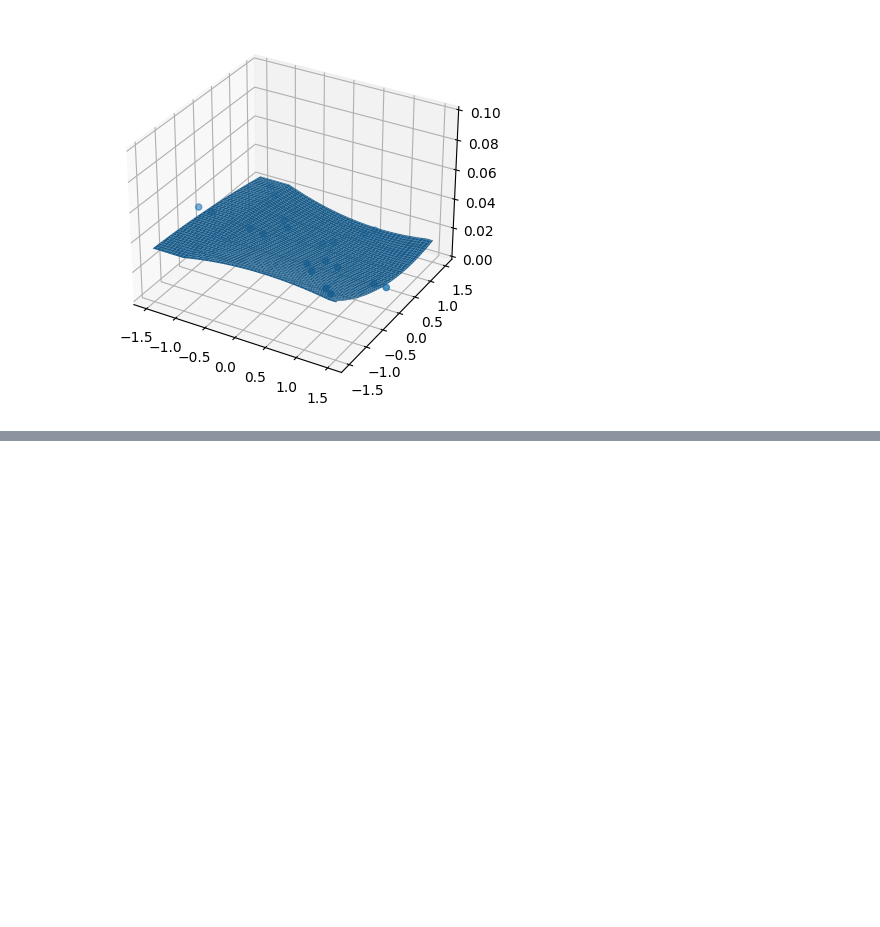
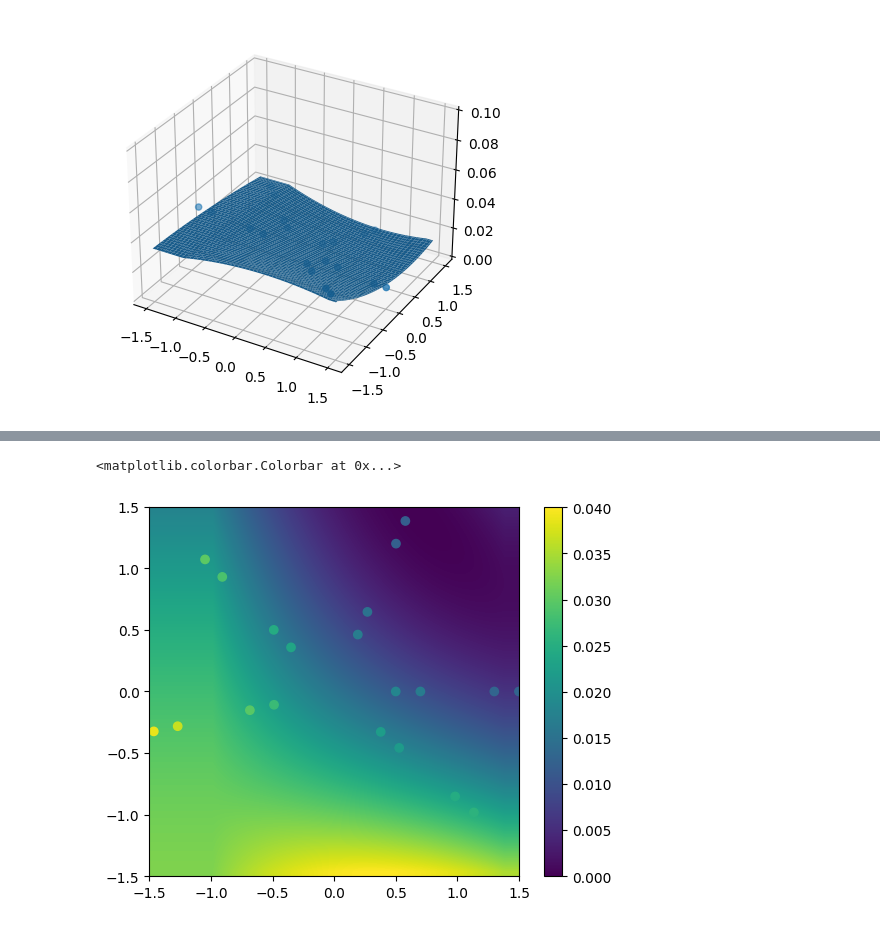
Before and after one commit to Alepescinaa/ScientificTools, a Jupyter notebook: Project1/Cp1/Checkpoint1.ipynb, the cells around one changed output, grey strips where cells are left out. Drawn from its saved outputs; the diff is of its cells as text; code cells hidden in the pictures; blank space fills up the shorter version.

```diff
--- a/Project1/Cp1/Checkpoint1.ipynb
+++ b/Project1/Cp1/Checkpoint1.ipynb
@@ -208,0 +219,12 @@ ax.axes.set_zlim3d(bottom=0, top=50)
+# %%
+# Display a sample
+
+
+plt.figure(1)
+plt.imshow(time_pred, extent=[np.min(X), np.max(X), np.min(Y), np.max(Y)])
+plt.scatter( x_meas,  y_meas, c=t_meas, vmin= 0, vmax=np.max(time_pred))
+plt.gca().set_aspect(1)
+plt.colorbar()
+# %% [output]
+<matplotlib.colorbar.Colorbar at 0x...>
+[figure, added]
```
Also changed, not shown: parts of 4 cells of this notebook.
